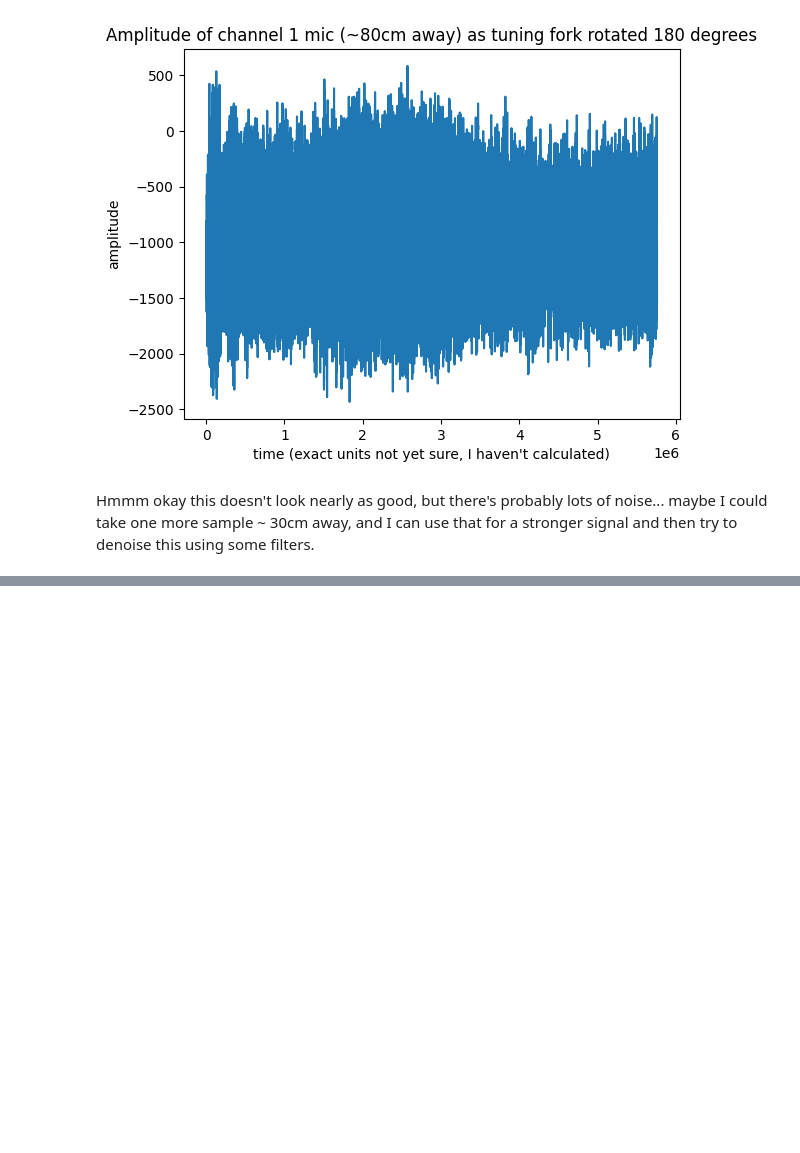
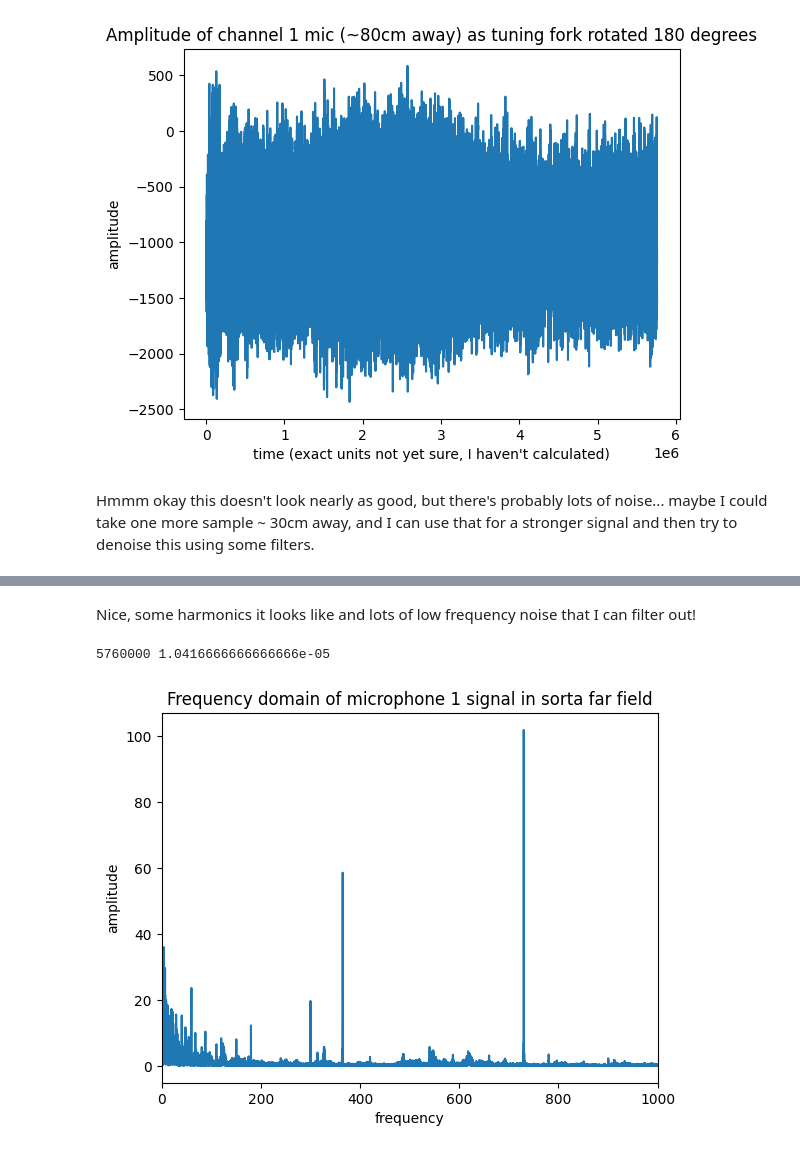
Before and after one commit to julianLapenna12/acoustic_radiation_modelling, a Jupyter notebook: notebooks/Ex1.acoustics.notebook.ipynb, the cells around one changed output, grey strips where cells are left out. Drawn from its saved outputs; the diff is of its cells as text; code cells hidden in the pictures; blank space fills up the shorter version.

```diff
--- a/notebooks/Ex1.acoustics.notebook.ipynb
+++ b/notebooks/Ex1.acoustics.notebook.ipynb
@@ -475,0 +540,23 @@ Hmmm okay this doesn't look nearly as good, but there's probably lots of noise..
+# %% [markdown]
+Nice, some harmonics it looks like and lots of low frequency noise that I can filter out!
+# %%
+fdata = np.take(data_30_sweep, 1, axis=1)
+fdata = fdata - np.average(fdata) # to get rid of the dc offset
+
+N = len(fdata) # sample points
+T = 1 / samplerate
+
+print(N, T)
+
+yf = np.abs(fft(fdata)[0:N//2])
+xf = fftfreq(N, T)[:N//2]
+
+plt.plot(xf, 2.0/N * yf)
+plt.title('Frequency domain of microphone 1 signal in sorta far field')
+plt.xlabel('frequency')
+plt.ylabel('amplitude')
+plt.xlim([0,1000])
+plt.show()
+# %% [output]
+5760000 1.0416666666666666e-05
+[figure, added]
```
Also changed, not shown: parts of 14 cells of this notebook, 1 other file.
